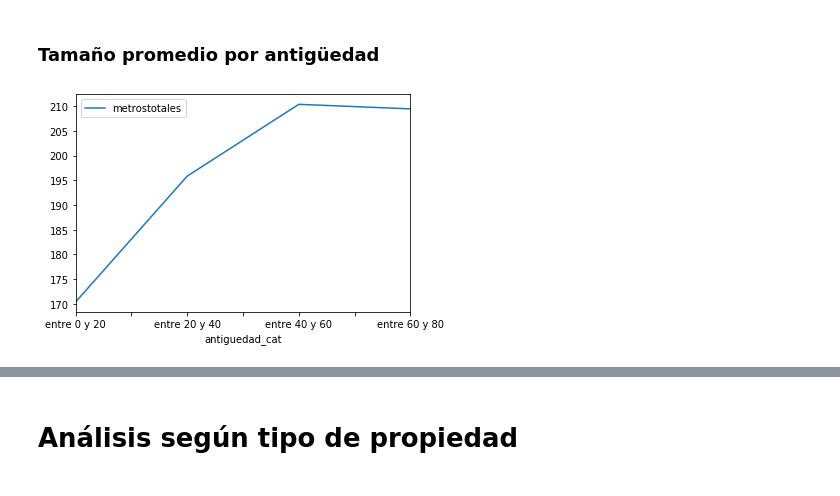
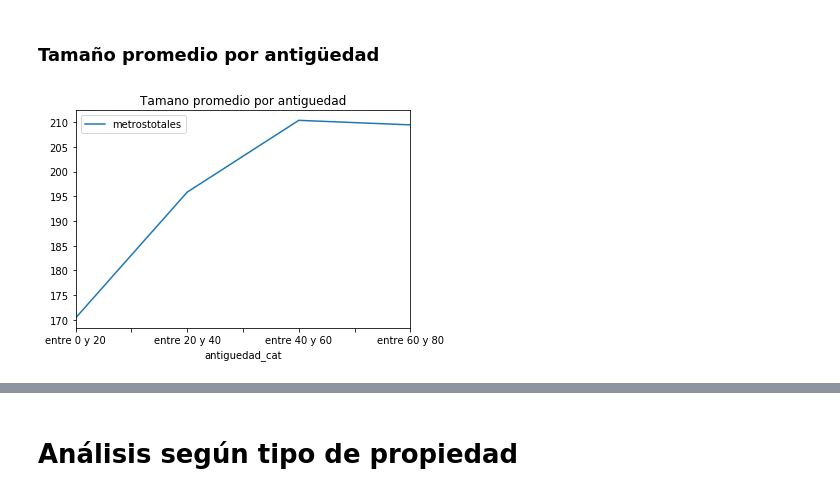
Before and after one commit to lautarofritz/TP1-Orga-de-Datos, a Jupyter notebook: TP1 Orga de Datos.ipynb, the cells around one changed output, grey strips where cells are left out. Saved outputs shown, nothing was run; the diff lists cells and outputs as text; code cells hidden in the pictures.

```diff
--- a/TP1 Orga de Datos.ipynb
+++ b/TP1 Orga de Datos.ipynb
@@ -5,7 +5,7 @@ import matplotlib.pyplot as plt
 import seaborn as sns
 import datetime
 # %%
-df = pd.read_csv(r'./data/train.csv')
+df = pd.read_csv(r'Escritorio/Orga/train.csv')
 # %%
 df.head()
 # %% [output]
@@ -154,11 +154,11 @@ df.groupby('antiguedad_cat').agg({'precio':'mean'}).plot(kind='bar');
 # %% [markdown]
 ### Tamaño promedio por antigüedad
 # %%
-df.groupby('antiguedad_cat').agg({'metrostotales':'mean'}).plot();
+df.groupby('antiguedad_cat').agg({'metrostotales':'mean'}).plot(title='Tamano promedio por antiguedad');
 #las casas mas viejas solian ser mas grandes, eso explica en parte que tambien aumente el precio con la antiguedad
 #porque como vimos anteriormente, cuanto mas grande mayor precio
 # %% [output]
-[figure, old version]
+[figure, new version]
 # %%
 df.groupby('antiguedad').agg({'metrostotales':'mean'}).plot(grid=True, figsize=(15,5),style='.-');
 # %% [output]
```
Also changed, not shown: parts of 39 cells of this notebook.
